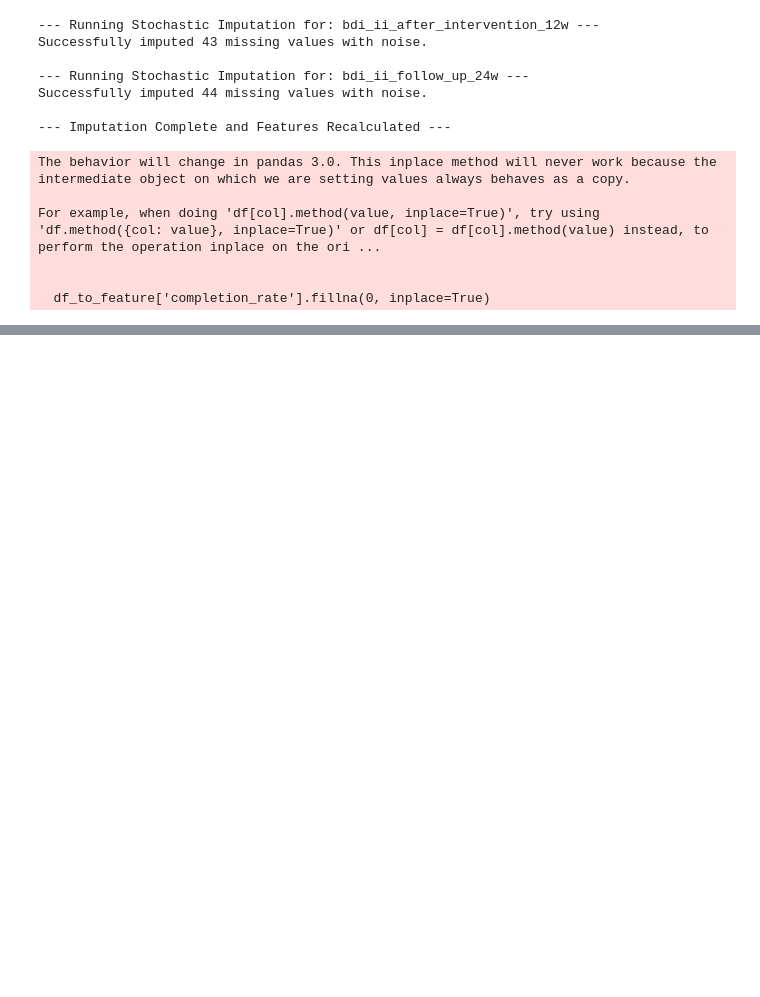
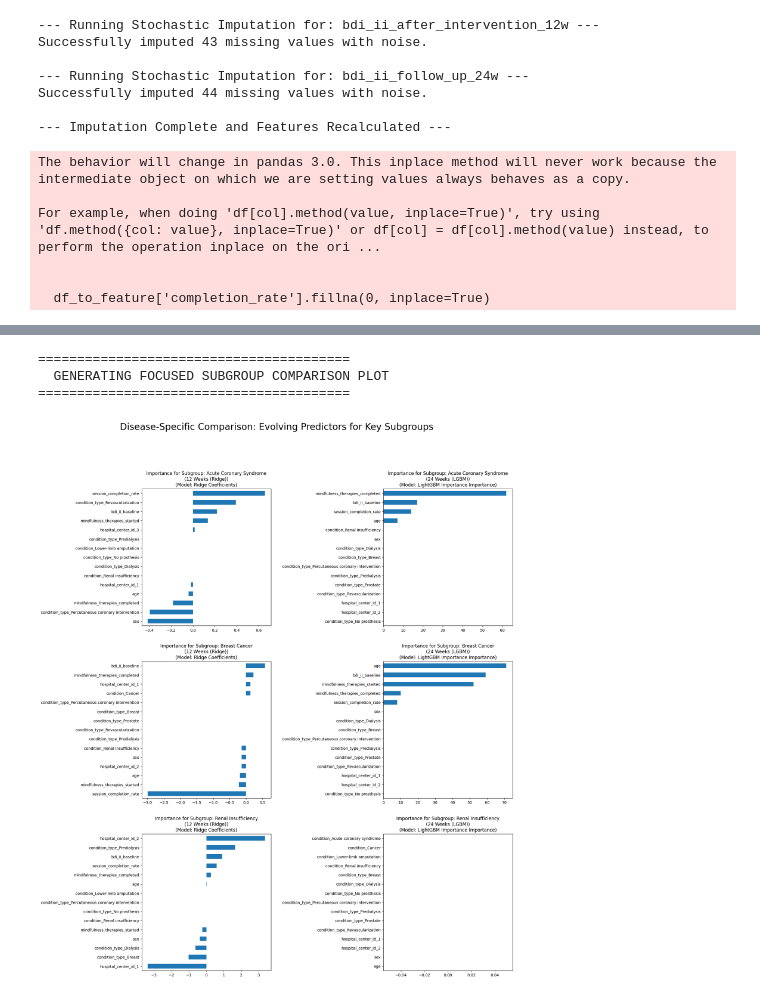
Before and after one commit to jawadchy2150/BHI-2025-Team_Blackout-track1, a Jupyter notebook: main_with_imputation.ipynb, the cells around one changed output, grey strips where cells are left out. Cells and saved outputs as stored; diff of their text form; code cells hidden in the pictures; blank space fills up the shorter version.

```diff
--- a/main_with_imputation.ipynb
+++ b/main_with_imputation.ipynb
@@ -539,0 +737,7 @@ Warning: Not enough data for Percutaneous Coronary Intervention (found 9 samples
+# %%
+generate_focused_subgroup_plot(df_final)
+# %% [output]
+========================================
+  GENERATING FOCUSED SUBGROUP COMPARISON PLOT
+========================================
+[figure, added]
```
Also changed, not shown: parts of 22 cells of this notebook, 10 other files.
